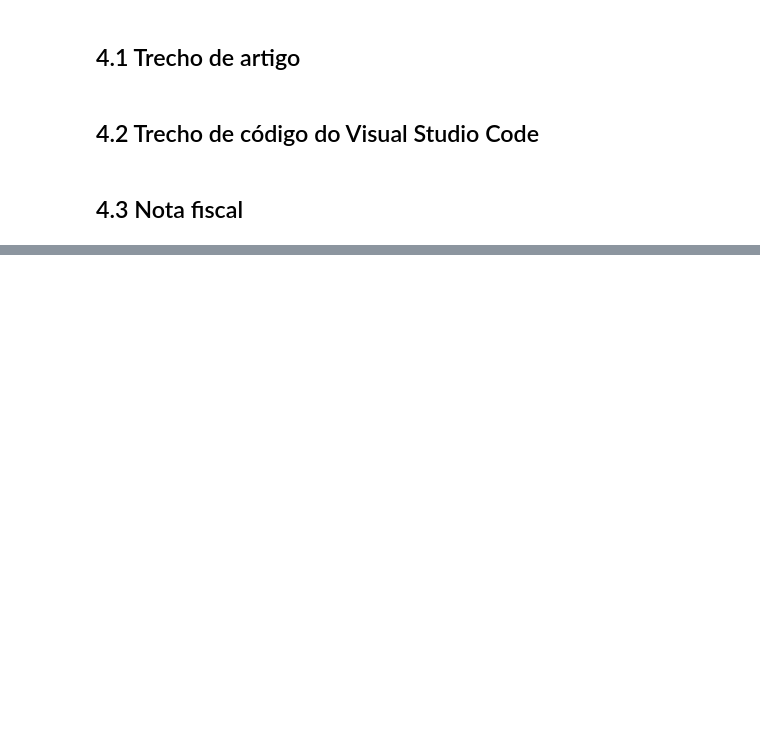
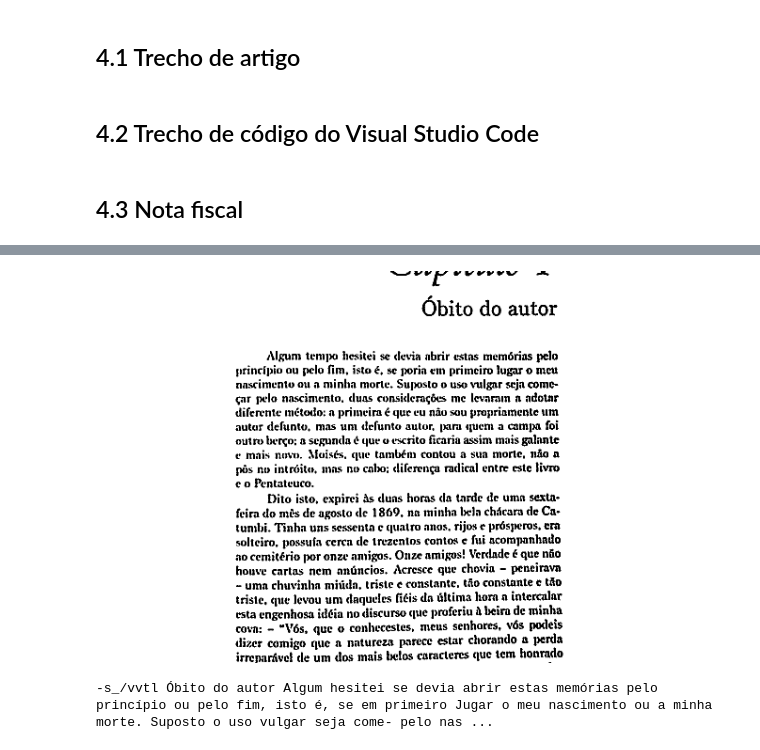
Before and after one commit to strawndri/tmcc-voculary, a Jupyter notebook: reconhecimento-texto/Notebook.ipynb, the cells around one changed output, grey strips where cells are left out. Saved outputs shown, nothing was run; the diff lists cells and outputs as text; code cells hidden in the pictures; blank space fills up the shorter version.

```diff
--- a/reconhecimento-texto/Notebook.ipynb
+++ b/reconhecimento-texto/Notebook.ipynb
@@ -222,0 +221,7 @@ viv L. - De que computador você está falando? — perguntou Lunkwill . Não fa
+# %%
+imagem, texto = extrair_texto(pagina_4)
+cv2_imshow(imagem)
+print(texto)
+# %% [output]
+[figure, added]
+-s_/vvtl Óbito do autor Algum hesitei se devia abrir estas memórias pelo princípio ou pelo fim, isto é, se em primeiro Jugar o meu nascimento ou a minha morte. Suposto o uso vulgar seja come- pelo nas ...
```
Also changed, not shown: parts of 13 cells of this notebook.
